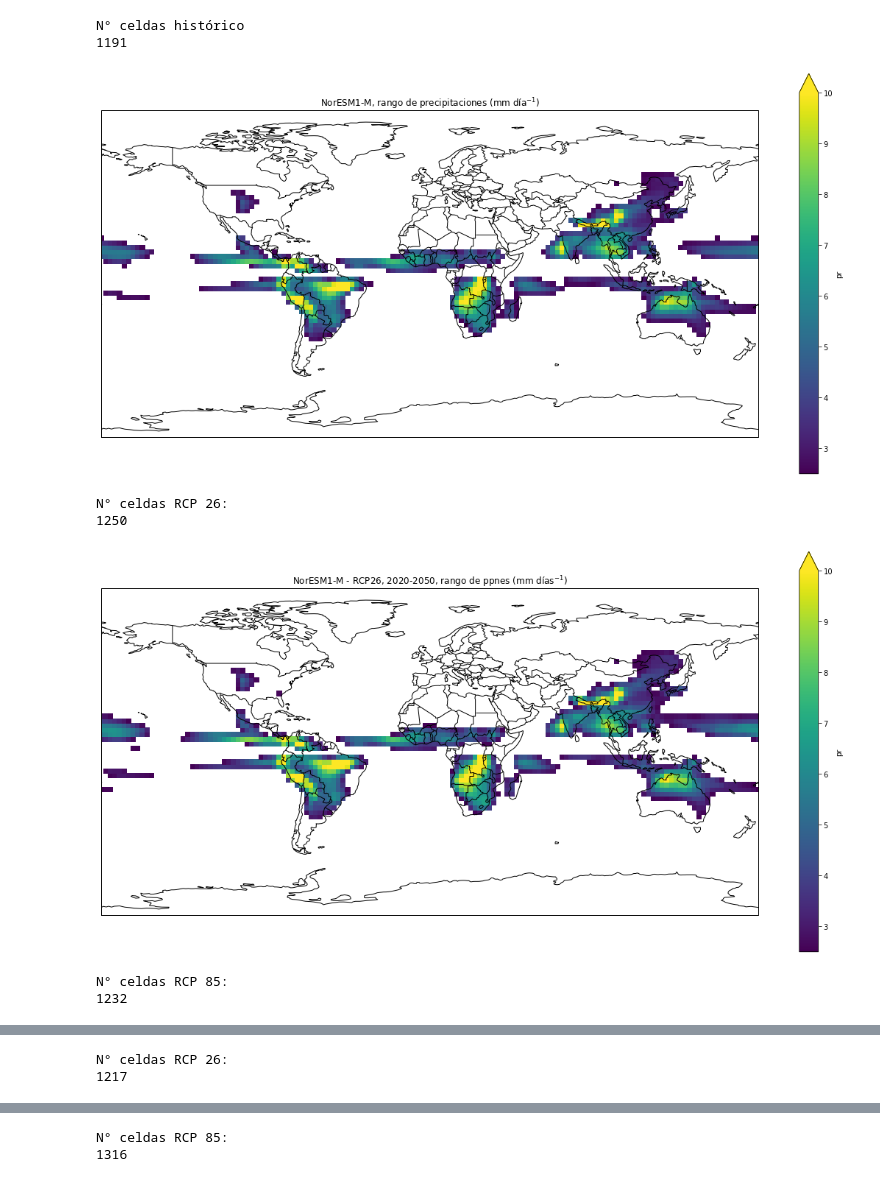
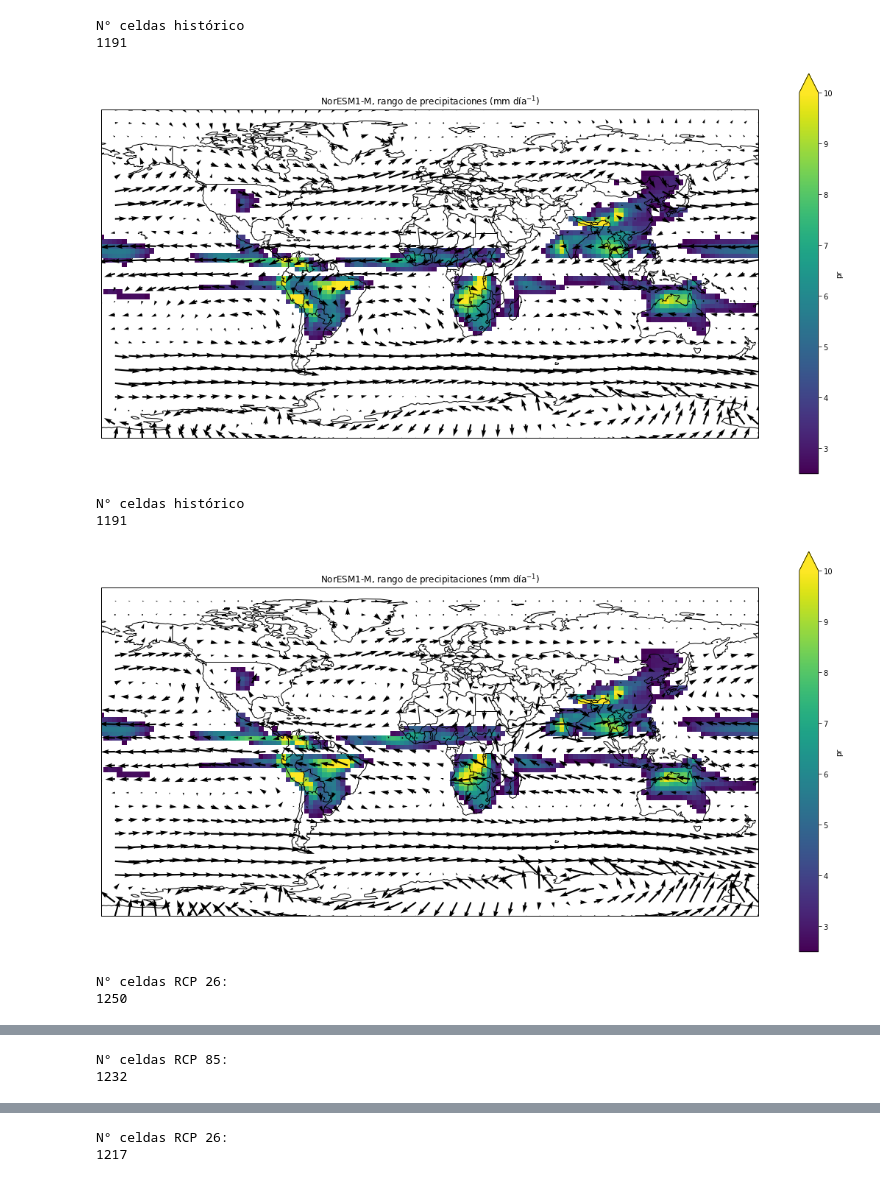
Before and after one commit to blychs/climatologia_fisica, a Jupyter notebook: practica2.ipynb, the cells around one changed output, grey strips where cells are left out. Drawn from its saved outputs; the diff is of its cells as text; code cells hidden in the pictures.

```diff
--- a/practica2.ipynb
+++ b/practica2.ipynb
@@ -68,16 +68,11 @@ v = va_c6_hist.va.mean(dim='ensemble').isel(plev=0)
 #print(v)
 #print(u)
 # %%
-mask_month_ndjfm_hist = ((pr_c5_hist.time.dt.month == 11) + (pr_c5_hist.time.dt.month == 12) +
-                    (pr_c5_hist.time.dt.month == 1) + (pr_c5_hist.time.dt.month == 2) +
-                    (pr_c5_hist.time.dt.month == 3))
-mask_month_mjjas_hist = ((pr_c5_hist.time.dt.month == 5) + (pr_c5_hist.time.dt.month == 6) +
-                    (pr_c5_hist.time.dt.month == 7) + (pr_c5_hist.time.dt.month == 8) +
-                    (pr_c5_hist.time.dt.month == 9))
-mask_month_ndjfm_close = ((pr_c5_26_close.time.dt.month == 11) + (pr_c5_26_close.time.dt.month == 12) +
-                    (pr_c5_26_close.time.dt.month == 1) + (pr_c5_26_close.time.dt.month == 2) +
-                    (pr_c5_26_close.time.dt.month == 3))
-mask_month_mjjas_close = ((pr_c5_26_close.time.dt.month == 5) + (pr_c5_26_close.time.dt.month == 6) +
-                    (pr_c5_26_close.time.dt.month == 7) + (pr_c5_26_close.time.dt.month == 8) +
-                    (pr_c5_26_close.time.dt.month == 9))
-#print(mask_month_ndjfm)
+def load_mask(dataarray):
+    mask_ndjfm = ((dataarray.time.dt.month == 11) + (dataarray.time.dt.month == 12) +
+                        (dataarray.time.dt.month == 1) + (dataarray.time.dt.month == 2) +
+                        (dataarray.time.dt.month == 3))
+    mask_mjjas = ((dataarray.time.dt.month == 5) + (dataarray.time.dt.month == 6) +
+                        (dataarray.time.dt.month == 7) + (dataarray.time.dt.month == 8) +
+                        (dataarray.time.dt.month == 9))
+    return mask_ndjfm, mask_mjjas
@@ -121,20 +137,35 @@ def set_monsoon_area(dataarray, method='IPCC', hemisphere='SH'):
     #     if hemisphere
     return monsoon_area, mask_monsoon# , GMP
 
-def ploteo_general(dataarray, title=None, vmin=None, vmax=None, projection=ccrs.PlateCarree(), figsize=(20,10)):
+def ploteo_general(dataarray, title=None, vmin=None, vmax=None, projection=ccrs.PlateCarree(), figsize=(20,10),
+                   extend='max'):
     plt.figure(figsize=(figsize))
     ax = plt.axes(projection=ccrs.PlateCarree())
-    ploteo = dataarray.plot(vmin=vmin, vmax=vmax, extend='max', ax=ax)
+    ploteo = dataarray.plot(vmin=vmin, vmax=vmax, extend=extend, ax=ax)
     cmap = ploteo.get_cmap()
     cmap.set_under('w')
     ax.coastlines()
     plt.title(title)
     ax.add_feature(cfeature.BORDERS)
+    return ax
 # %%
 monsoon_sh_hist, area_sh_hist = set_monsoon_area(pr_c5_hist.pr.mean(dim='ensemble'))
 monsoon_nh_hist, area_nh_hist = set_monsoon_area(pr_c5_hist.pr.mean(dim='ensemble'), hemisphere='NH')
-ploteo_general(monsoon_sh_hist.combine_first(monsoon_nh_hist), vmax=10,
+ax = ploteo_general(monsoon_sh_hist.combine_first(monsoon_nh_hist), vmax=10,
                title='NorESM1-M, rango de precipitaciones (mm día$^{-1}$)')
+ax.quiver(u.lon[0::3], u.lat[0::3], u.where(load_mask(u)[0]).mean(dim='time')[0::3, 0::3],
+                                            v.where(load_mask(v)[0]).mean(dim='time')[0::3, 0::3])
+print('N° celdas histórico ')
+print((area_nh_hist + area_sh_hist).sum().values)
+plt.show()
+
+####
+monsoon_sh_hist, area_sh_hist = set_monsoon_area(pr_c5_hist.pr.mean(dim='ensemble'))
+monsoon_nh_hist, area_nh_hist = set_monsoon_area(pr_c5_hist.pr.mean(dim='ensemble'), hemisphere='NH')
+ax = ploteo_general(monsoon_sh_hist.combine_first(monsoon_nh_hist), vmax=10,
+               title='NorESM1-M, rango de precipitaciones (mm día$^{-1}$)')
+ax.quiver(u.lon[0::3], u.lat[0::3], u.where(load_mask(u)[1]).mean(dim='time')[0::3, 0::3],
+                                            v.where(load_mask(v)[1]).mean(dim='time')[0::3, 0::3])
 print('N° celdas histórico ')
 print((area_nh_hist + area_sh_hist).sum().values)
 plt.show()
@@ -154,36 +185,36 @@ plt.show()
 monsoon_sh_85_close, area_sh_85_close = set_monsoon_area(pr_c5_85_close.pr)
 monsoon_nh_85_close, area_nh_85_close = set_monsoon_area(pr_c5_85_close.pr, hemisphere='NH')
 ploteo_general(monsoon_sh_85_close.combine_first(monsoon_nh_85_close), vmax = 10,
                title='NorESM1-M - RCP85, 2020-2050, rango de ppnes (mm días$^{-1}$)')
 print('N° celdas RCP 85:')
 print((area_nh_85_close + area_sh_85_close).sum().values)
 plt.show()
 
 #####
 
 monsoon_sh_26_far, area_sh_26_far = set_monsoon_area(pr_c5_26_far.pr)
 monsoon_nh_26_far, area_nh_26_far = set_monsoon_area(pr_c5_26_far.pr, hemisphere='NH')
 ploteo_general(monsoon_sh_26_far.combine_first(monsoon_nh_26_far), vmax = 10,
                title='NorESM1-M - RCP26, 2070-2100, rango de ppnes (mm días$^{-1}$)')
 print('N° celdas RCP 26:')
 print((area_nh_26_far + area_sh_26_far).sum().values)
 plt.show()
 
 #####
 
 monsoon_sh_85_far, area_sh_85_far = set_monsoon_area(pr_c5_85_far.pr)
 monsoon_nh_85_far, area_nh_85_far = set_monsoon_area(pr_c5_85_far.pr, hemisphere='NH')
 ploteo_general(monsoon_sh_85_far.combine_first(monsoon_nh_85_far), vmax = 10,
                title='NorESM1-M - RCP26, 2070-2100, rango de ppnes (mm días$^{-1}$)')
 print('N° celdas RCP 85:')
 print((area_nh_85_far + area_sh_85_far).sum().values)
 plt.show()
 # %% [output]
 N° celdas histórico
 1191
-[figure, old version]
+[figure, new version]
-N° celdas RCP 26:
-1250
+N° celdas histórico
+1191
-[figure, old version]
+[figure, new version]
-N° celdas RCP 85:
-1232
+N° celdas RCP 26:
+1250
@@ -191,2 +222,2 @@ N° celdas RCP 85:
-N° celdas RCP 26:
-1217
+N° celdas RCP 85:
+1232
@@ -194,2 +225,2 @@ N° celdas RCP 26:
-N° celdas RCP 85:
-1316
+N° celdas RCP 26:
+1217
```
Also changed, not shown: parts of 6 cells of this notebook.
